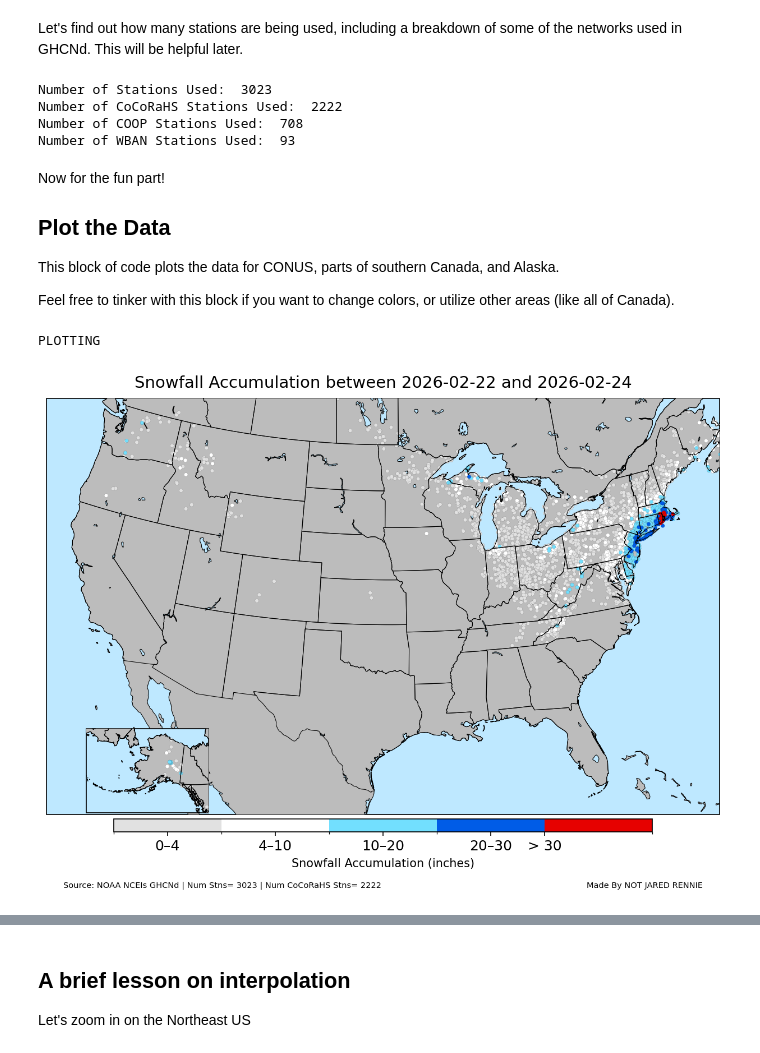
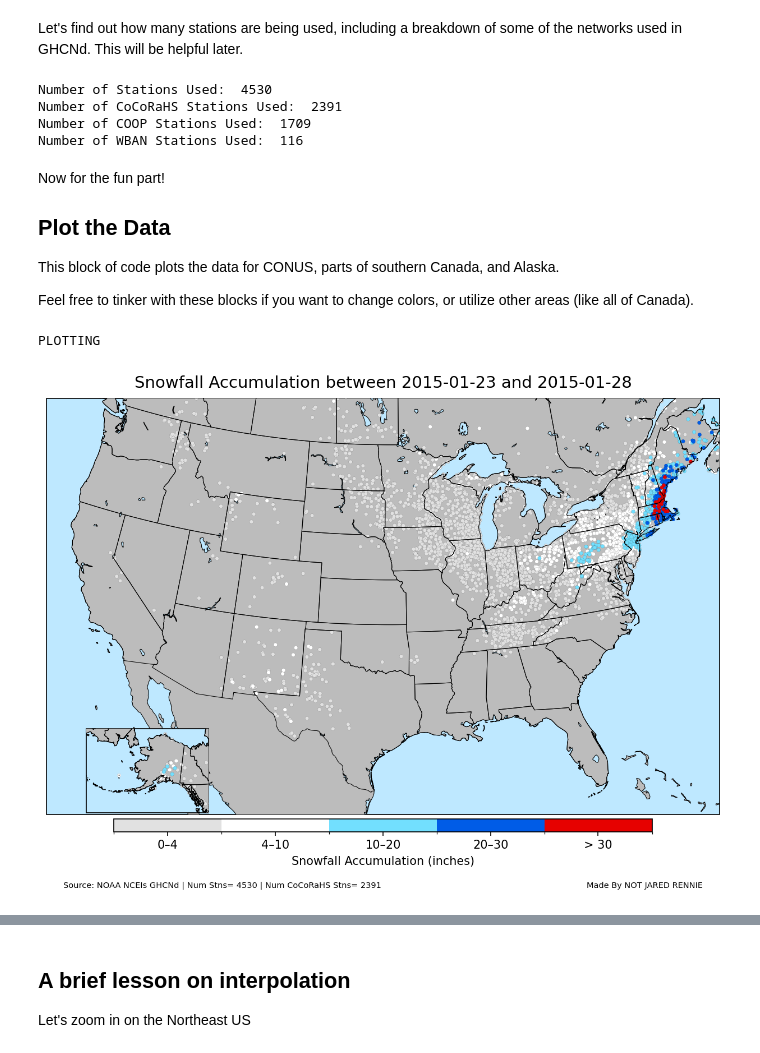
Before and after one commit to jjrennie/snOMG, a Jupyter notebook: snOMG_spatial.ipynb, the cells around one changed output, grey strips where cells are left out. Drawn from its saved outputs; the diff is of its cells as text; code cells hidden in the pictures.

```diff
--- a/snOMG_spatial.ipynb
+++ b/snOMG_spatial.ipynb
@@ -77,8 +82,12 @@ Example snowstorms are below for you to use, but feel free to add your own!
 #end_date='1997-04-01'
 
 # Feb 2026 Blizzard
-start_date='2026-02-22'
-end_date='2026-02-24'
+#start_date='2026-02-22'
+#end_date='2026-02-24'
+
+# Jan 2015 Blizzard
+start_date='2015-01-23'
+end_date='2015-01-28'
 
 # Storm of the Century (1993)
 #start_date='1993-03-12'
@@ -96,6 +105,7 @@ end_date='2026-02-24'
 #start_date='1978-02-05'
 #end_date='1978-02-07'
 
+color_ramp = 'ncei' # ncei or nohrsc
 author='NOT JARED RENNIE'
 # %% [markdown]
 # Part 1: Analysis of In-Situ Observations using GHCNd <a class="anchor" id="third-bullet"></a>
@@ -276,14 +286,14 @@ print("Number of CoCoRaHS Stations Used: ",numStns_COCORAHS)
 print("Number of COOP Stations Used: ",numStns_COOP)
 print("Number of WBAN Stations Used: ",numStns_WBAN)
 # %% [output]
-Number of Stations Used:  3023
-Number of CoCoRaHS Stations Used:  2222
-Number of COOP Stations Used:  708
-Number of WBAN Stations Used:  93
+Number of Stations Used:  4530
+Number of CoCoRaHS Stations Used:  2391
+Number of COOP Stations Used:  1709
+Number of WBAN Stations Used:  116
 # %% [markdown]
 Now for the fun part!
 
 ## Plot the Data
 This block of code plots the data for CONUS, parts of southern Canada, and Alaska.
 
-Feel free to tinker with this block if you want to change colors, or utilize other areas (like all of Canada).
+Feel free to tinker with these blocks if you want to change colors, or utilize other areas (like all of Canada).
@@ -291,18 +324,11 @@ Feel free to tinker with this block if you want to change colors, or utilize oth
 %%time
 
 print('PLOTTING')
-
-#################################################
-# PLOTTING SETTINGS
-dpi = 150
-land_hex='#bcbcbc'  # ESRI Light Gray Canvas
-ocean_hex='#bee8ff' # ESRI Light Gray Canvas
-edgecolor = 'black'
-
 if start_date == end_date:
     outTitle = f'Snowfall Accumulation on {end_date}'
 else:
     outTitle = f'Snowfall Accumulation between {start_date} and {end_date}'
+outPNG=f'./ghcnd_snow_{target_date1}_{target_date2}.png'
 
 #################################################
 # CREATE FIGURE AND AXES
@@ -319,41 +345,37 @@ ak_ax = fig.add_axes([0.05, 0.01, 0.20, 0.20], projection=ccrs.Orthographic(-133
 ak_ax.set_facecolor(ocean_hex)
 ak_ax.spines['geo'].set_edgecolor(edgecolor)
 ak_ax.set_extent([-184, -128, 53, 67], crs=ccrs.Geodetic())
 
 # Add Additional Features
 conus_ax.add_feature(cfeature.LAND, linewidth=0.5, facecolor=land_hex, edgecolor=edgecolor, zorder=3)
 ak_ax.add_feature(cfeature.LAND, linewidth=0.5, facecolor=land_hex, edgecolor=edgecolor, zorder=3)
 conus_ax.add_feature(cfeature.LAKES, linewidth=0.5, facecolor=ocean_hex, edgecolor=edgecolor, zorder=4)
 conus_ax.add_feature(cfeature.STATES, linewidth=0.5, edgecolor=edgecolor, zorder=10)
 ak_ax.add_feature(cfeature.STATES, linewidth=0.5, edgecolor=edgecolor, zorder=10)
 
-# Define discrete colormap and boundaries
-bounds = [0, 4, 10, 20, 30, 1e6]
-colors = ["#E1E1E1","#FFFFFF","#72DFFE","#005CE7","#E60100"]
-cmap = mcolors.ListedColormap(colors)
-norm = mcolors.BoundaryNorm(bounds, cmap.N)
-
 # Plot Points (CONUS and AK)
 scCONUS = conus_ax.scatter(finalData['LON'],finalData['LAT'],c=finalData['SNOW_SUM'],
                       cmap=cmap,norm=norm,s=10,transform=ccrs.PlateCarree(),edgecolors='black',
                       linewidths=0.05,zorder=9)
 scAK = ak_ax.scatter(finalData['LON'],finalData['LAT'],c=finalData['SNOW_SUM'],
                       cmap=cmap,norm=norm,s=10,transform=ccrs.PlateCarree(),edgecolors='black',
                       linewidths=0.05,zorder=9)
 
 # Add legend
 cax = fig.add_axes([0.1, -0.035, 0.8, 0.03])
 cbar=plt.colorbar(scCONUS, cax=cax,orientation='horizontal',spacing='uniform')
-cbar.set_ticks([2, 7, 15, 25, 50])
-cbar.set_ticklabels(["0–4","4–10","10–20","20–30","> 30"])
+if color_ramp == 'ncei':
+    cbar.set_ticks(tickPos)
+    cbar.set_ticklabels(tickLabels)
 cbar.set_label("Snowfall Accumulation (inches)",size=10)
-cbar.ax.tick_params(labelsize=12)
+cbar.ax.tick_params(labelsize=10)
 
-# Add Titles
+# Add Titles, Save to PNG and show
 plt.suptitle(str(outTitle),size=14,color='black',y=1.05)
 conus_ax.annotate('Source: NOAA NCEIs GHCNd | Num Stns= '+str(numStns_ALL)+' | Num CoCoRaHS Stns= '+str(numStns_COCORAHS),xy=(0.025, -0.18), xycoords='axes fraction', fontsize=7,color='black',horizontalalignment='left', verticalalignment='bottom')
 conus_ax.annotate('Made By '+author,xy=(0.975, -0.18), xycoords='axes fraction', fontsize=7,color='black',horizontalalignment='right', verticalalignment='bottom')
+plt.savefig(outPNG,dpi=dpi,bbox_inches='tight')
 plt.show()
 # %% [output]
 PLOTTING
-[figure, old version]
+[figure, new version]
```
Also changed, not shown: parts of 24 cells of this notebook, 1 other file.
